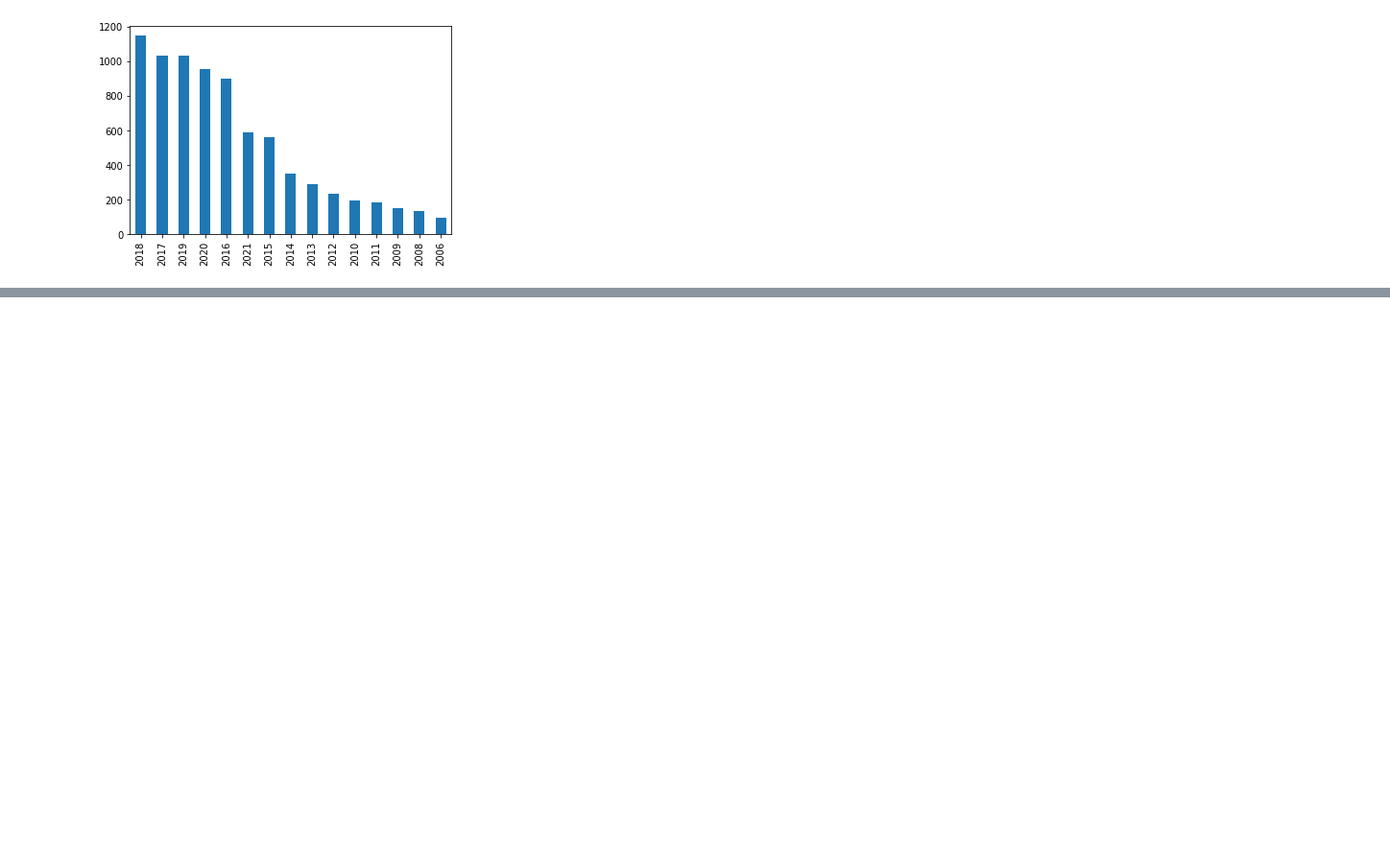
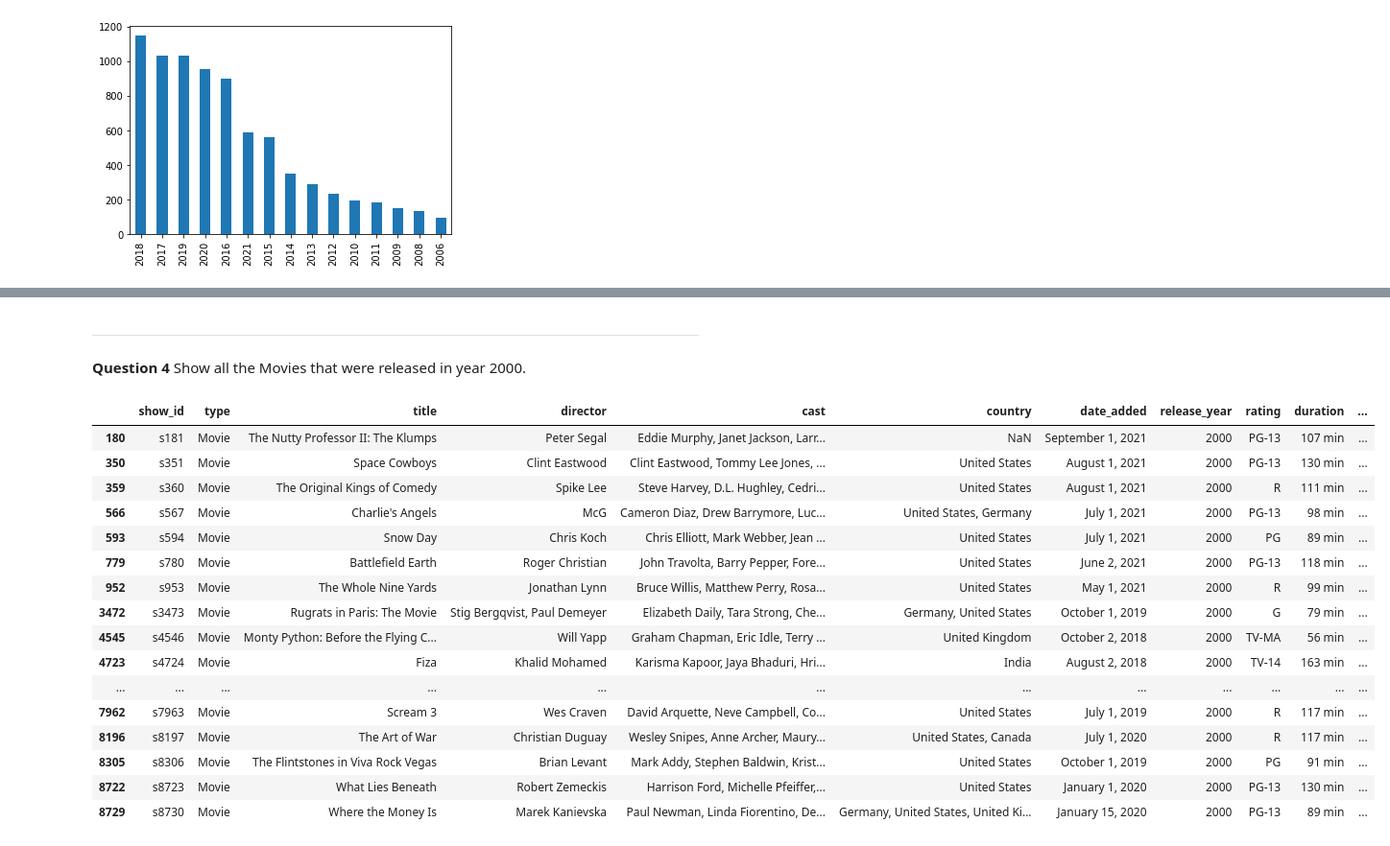
Before and after one commit to ligiadavilabozzi/netflix_analysis, a Jupyter notebook: netflix_analysis.ipynb, the cells around one changed output, grey strips where cells are left out. Shown: that part at 96% size. Cells and saved outputs as stored; diff of their text form; code cells hidden in the pictures; blank space fills up the shorter version.

```diff
--- a/netflix_analysis.ipynb
+++ b/netflix_analysis.ipynb
@@ -193,0 +216,24 @@ df_netflix['release_year'].value_counts()[:15].plot(kind='bar')
+# %% [markdown]
+---
+# %% [markdown]
+**Question 4** Show all the Movies that were released in year 2000.
+# %%
+df_netflix[(df_netflix['type']=='Movie') & (df_netflix['release_year']==2000)]
+# %% [output]
+|  | show_id | type | title | director | cast | country | date_added | release_year | rating | duration | ... |
+| 180 | s181 | Movie | The Nutty Professor II: The Klumps | Peter Segal | Eddie Murphy, Janet Jackson, Larr... | NaN | September 1, 2021 | 2000 | PG-13 | 107 min | ... |
+| 350 | s351 | Movie | Space Cowboys | Clint Eastwood | Clint Eastwood, Tommy Lee Jones, ... | United States | August 1, 2021 | 2000 | PG-13 | 130 min | ... |
+| 359 | s360 | Movie | The Original Kings of Comedy | Spike Lee | Steve Harvey, D.L. Hughley, Cedri... | United States | August 1, 2021 | 2000 | R | 111 min | ... |
+| 566 | s567 | Movie | Charlie's Angels | McG | Cameron Diaz, Drew Barrymore, Luc... | United States, Germany | July 1, 2021 | 2000 | PG-13 | 98 min | ... |
+| 593 | s594 | Movie | Snow Day | Chris Koch | Chris Elliott, Mark Webber, Jean ... | United States | July 1, 2021 | 2000 | PG | 89 min | ... |
+| 779 | s780 | Movie | Battlefield Earth | Roger Christian | John Travolta, Barry Pepper, Fore... | United States | June 2, 2021 | 2000 | PG-13 | 118 min | ... |
+| 952 | s953 | Movie | The Whole Nine Yards | Jonathan Lynn | Bruce Willis, Matthew Perry, Rosa... | United States | May 1, 2021 | 2000 | R | 99 min | ... |
+| 3472 | s3473 | Movie | Rugrats in Paris: The Movie | Stig Bergqvist, Paul Demeyer | Elizabeth Daily, Tara Strong, Che... | Germany, United States | October 1, 2019 | 2000 | G | 79 min | ... |
+| 4545 | s4546 | Movie | Monty Python: Before the Flying C... | Will Yapp | Graham Chapman, Eric Idle, Terry ... | United Kingdom | October 2, 2018 | 2000 | TV-MA | 56 min | ... |
+| 4723 | s4724 | Movie | Fiza | Khalid Mohamed | Karisma Kapoor, Jaya Bhaduri, Hri... | India | August 2, 2018 | 2000 | TV-14 | 163 min | ... |
+| ... | ... | ... | ... | ... | ... | ... | ... | ... | ... | ... | ... |
+| 7962 | s7963 | Movie | Scream 3 | Wes Craven | David Arquette, Neve Campbell, Co... | United States | July 1, 2019 | 2000 | R | 117 min | ... |
+| 8196 | s8197 | Movie | The Art of War | Christian Duguay | Wesley Snipes, Anne Archer, Maury... | United States, Canada | July 1, 2020 | 2000 | R | 117 min | ... |
+| 8305 | s8306 | Movie | The Flintstones in Viva Rock Vegas | Brian Levant | Mark Addy, Stephen Baldwin, Krist... | United States | October 1, 2019 | 2000 | PG | 91 min | ... |
+| 8722 | s8723 | Movie | What Lies Beneath | Robert Zemeckis | Harrison Ford, Michelle Pfeiffer,... | United States | January 1, 2020 | 2000 | PG-13 | 130 min | ... |
+| 8729 | s8730 | Movie | Where the Money Is | Marek Kanievska | Paul Newman, Linda Fiorentino, De... | Germany, United States, United Ki... | January 15, 2020 | 2000 | PG-13 | 89 min | ... |
```
Also changed, not shown: parts of 12 cells of this notebook.
